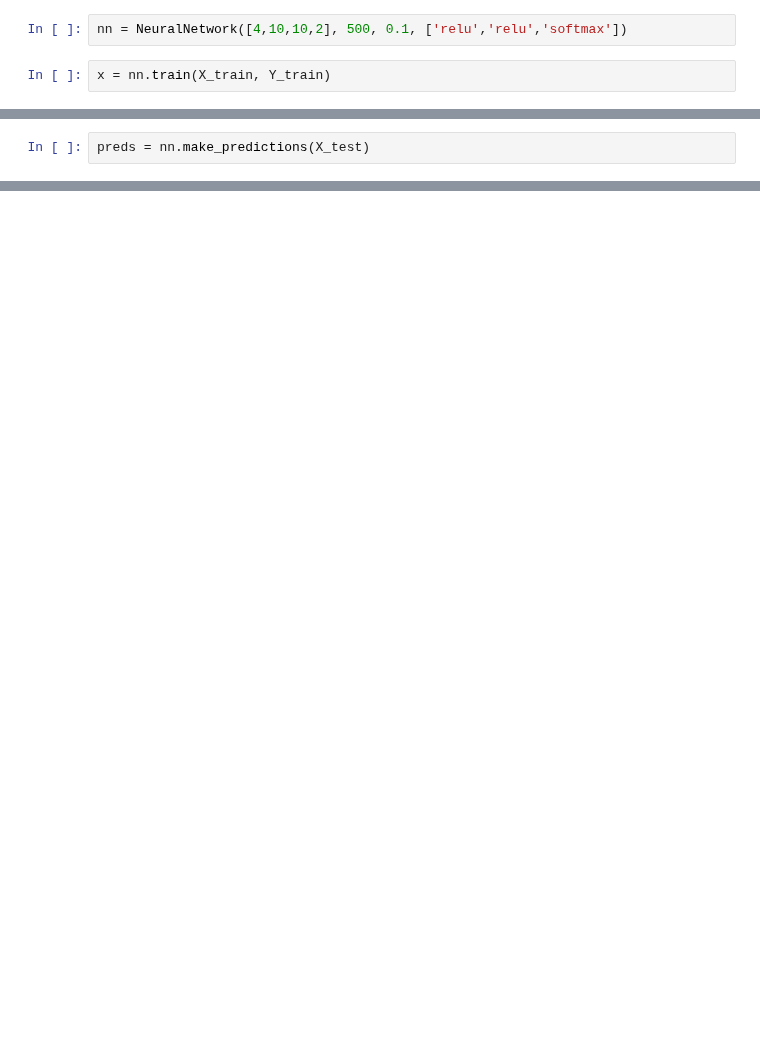
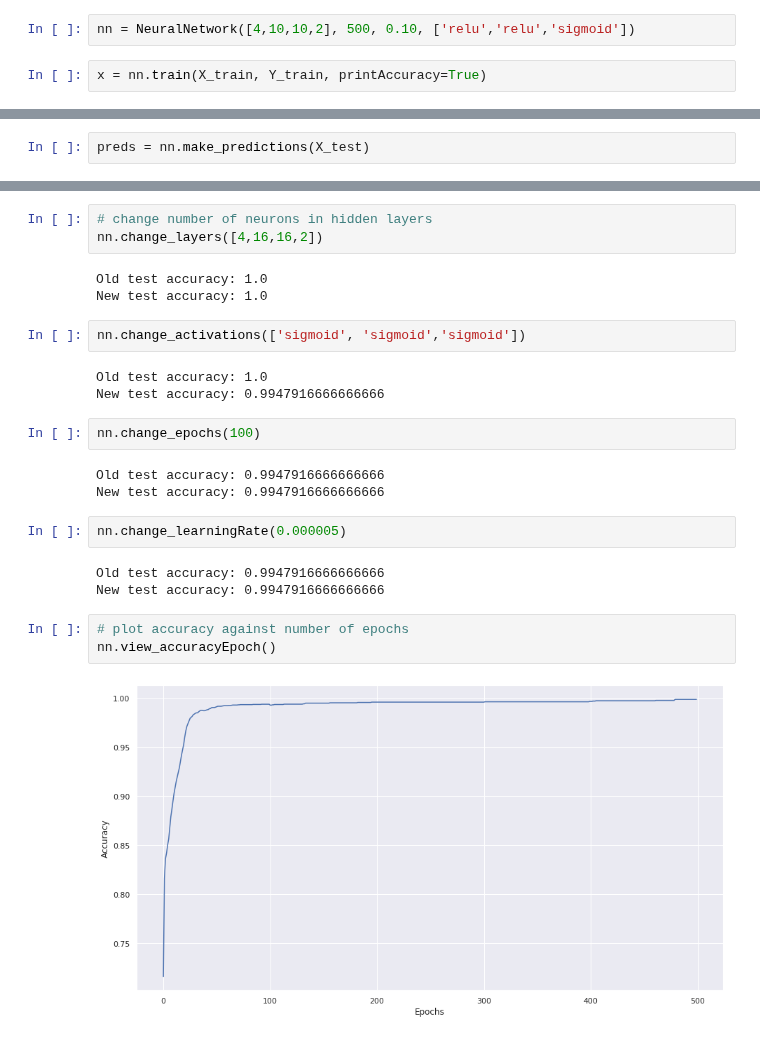
Before and after one commit to shaarick/F21BC, a Jupyter notebook: ANN.ipynb, the cells around one changed output, grey strips where cells are left out. Drawn from its saved outputs; the diff is of its cells as text; blank space fills up the shorter version.

```diff
--- a/ANN.ipynb
+++ b/ANN.ipynb
@@ -149,6 +215,6 @@ class NeuralNetwork:
 # %%
-nn = NeuralNetwork([4,10,10,2], 500, 0.1, ['relu','relu','softmax'])
+nn = NeuralNetwork([4,10,10,2], 500, 0.10, ['relu','relu','sigmoid'])
 # %%
-x = nn.train(X_train, Y_train)
+x = nn.train(X_train, Y_train, printAccuracy=True)
 # %% [output]
 Iteration:  0
@@ -177,0 +244,26 @@ predicted  0
+# %%
+# change number of neurons in hidden layers
+nn.change_layers([4,16,16,2])
+# %% [output]
+Old test accuracy: 1.0
+New test accuracy: 1.0
+# %%
+nn.change_activations(['sigmoid', 'sigmoid','sigmoid'])
+# %% [output]
+Old test accuracy: 1.0
+New test accuracy: 0.9947916666666666
+# %%
+nn.change_epochs(100)
+# %% [output]
+Old test accuracy: 0.9947916666666666
+New test accuracy: 0.9947916666666666
+# %%
+nn.change_learningRate(0.000005)
+# %% [output]
+Old test accuracy: 0.9947916666666666
+New test accuracy: 0.9947916666666666
+# %%
+# plot accuracy against number of epochs
+nn.view_accuracyEpoch()
+# %% [output]
+[figure, added]
```
Also changed, not shown: parts of 10 cells of this notebook.
